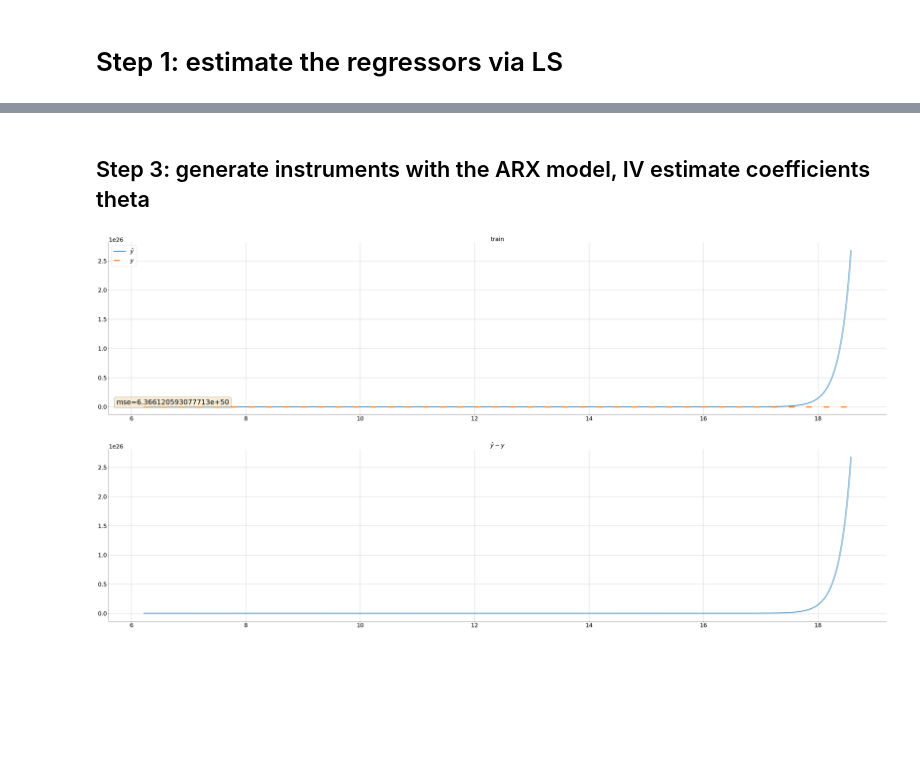
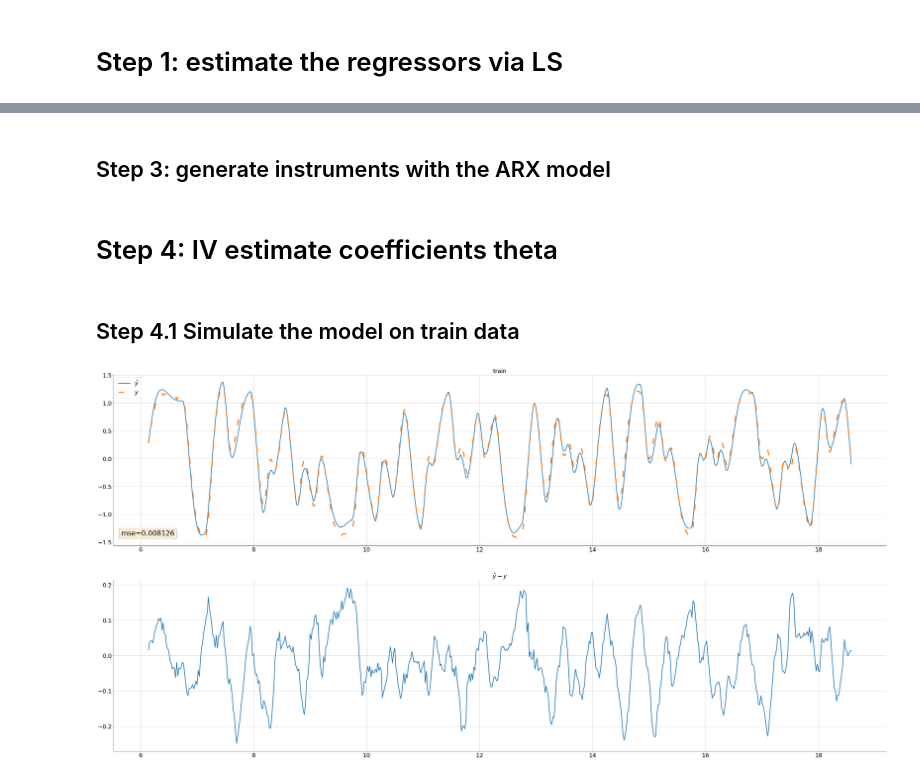
Before and after one commit to nyuhanc/BLA, a Jupyter notebook: BLA_IV_2.ipynb, the cells around one changed output, grey strips where cells are left out. Drawn from its saved outputs; the diff is of its cells as text; code cells hidden in the pictures; blank space fills up the shorter version.

```diff
--- a/BLA_IV_2.ipynb
+++ b/BLA_IV_2.ipynb
@@ -129,2 +170,2 @@ axn[1].grid(True)
 # %% [markdown]
-## Step 3: generate instruments with the ARX model, IV estimate coefficients theta
+## Step 3: generate instruments with the ARX model
@@ -131,47 +183,41 @@ axn[1].grid(True)
+# %% [markdown]
+# Step 4: IV estimate coefficients theta
+# %%
+
+# solve with IV
+model_LS_02 = IV2SLS(dependent=df_22['y'],
+                    exog=df_22[lagged_y+lagged_u],
+                    endog=None,
+                    instruments=None)
+results_02 = model_LS_02.fit()
+#save results
+theta_02_df = results_02.params
+theta_02 = np.asarray(theta_02_df)
+
+# # sovle IV by hand
+# Z = np.asarray(df_22[lagged_x + lagged_u])
+# X = np.asarray(df_22[lagged_y + lagged_u])
+# y = np.asarray(df_22['y'])
+# theta_02 = np.linalg.inv(Z.T @ X) @ Z.T @ y
+# %% [markdown]
+## Step 4.1 Simulate the model on train data
 # %%
-df_2 = copy.deepcopy(df_1)
-
-lagged_x = ['x_lag'+str(i) for i in range(1, lag+1)]
-
-# adding lags to the dataset
-for i in range(1, lag+1):
-    df_2['x_lag'+str(i)] = df_2['x'].shift(i)
-
-df_2 = df_2.dropna()
-
-# sovle IV by hand
-Z = np.asarray(df_2[lagged_x+lagged_u])
-X = np.asarray(df_2[lagged_y+lagged_u])
-y = np.asarray(df_2['y'])
-theta_2 = np.linalg.inv(Z.T @ X) @ Z.T @ y
-
-# # solve with IV
-# model_iv_2 = IV2SLS(dependent=df_2['y'],
-#                     exog=df_2[lagged_u],
-#                     endog=df_2[lagged_y],
-#                     instruments=df_2[lagged_x] # notice th minus
-#                     )
-# results_2 = model_iv_2.fit()
-# #save results
-# theta_2_df = results_2.params
-# theta_2 = np.asarray(theta_2_df)
-
-# simulate model
-df_2['x'] = simulate(theta_2, df_2[lagged_y].iloc[0, :], df_2[lagged_u])
-#df_2['x'] = np.asarray(df_2[lagged_y+lagged_u]) @ theta_2
+# simulate model on train data
+df_22['x'] = simulate(theta_02, df_22[lagged_y].iloc[0, :], df_22[lagged_u])
+#df_22['x'] = np.asarray(df_22[lagged_y+lagged_u]) @ theta_02
 
 # training error
-mse_train_2 = mean_squared_error(df_2['x'], df_2['y'])
+mse_train_22 = mean_squared_error(df_22['x'], df_22['y'])
 
 fig, axn = plt.subplots(2,1,figsize=(60,30))
-axn[0].plot(np.asarray(df_2['time']), df_2['x'], label=r'$\hat{y}$')
-axn[0].plot(np.asarray(df_2['time']), np.asarray(df_2['y']), label=r'$y$', linestyle=(0, (5,10)), lw=5)
+axn[0].plot(np.asarray(df_22['time']), df_22['x'], label=r'$\hat{y}$')
+axn[0].plot(np.asarray(df_22['time']), np.asarray(df_22['y']), label=r'$y$', linestyle=(0, (5, 10)), lw=5)
 axn[0].set_title('train')
 axn[0].legend(loc=2)
-axn[0].text(0.01, 0.05, 'mse={}'.format(round(mse_train_2,6)), transform=axn[0].transAxes, verticalalignment='bottom', bbox=dict(boxstyle='round', facecolor='wheat', alpha=0.5))
+axn[0].text(0.01, 0.05, 'mse={}'.format(round(mse_train_22,6)), transform=axn[0].transAxes, verticalalignment='bottom', bbox=dict(boxstyle='round', facecolor='wheat', alpha=0.5))
 axn[0].grid(True)
-axn[1].plot(np.asarray(df_2['time']),df_2['x'] - df_2['y'])
+axn[1].plot(np.asarray(df_22['time']), df_22['x'] - df_22['y'])
 axn[1].set_title(r'$\hat{y}-y$')
 axn[1].grid(True)
 # %% [output]
-[figure, old version]
+[figure, new version]
```
Also changed, not shown: parts of 13 cells of this notebook, 1 other file.
